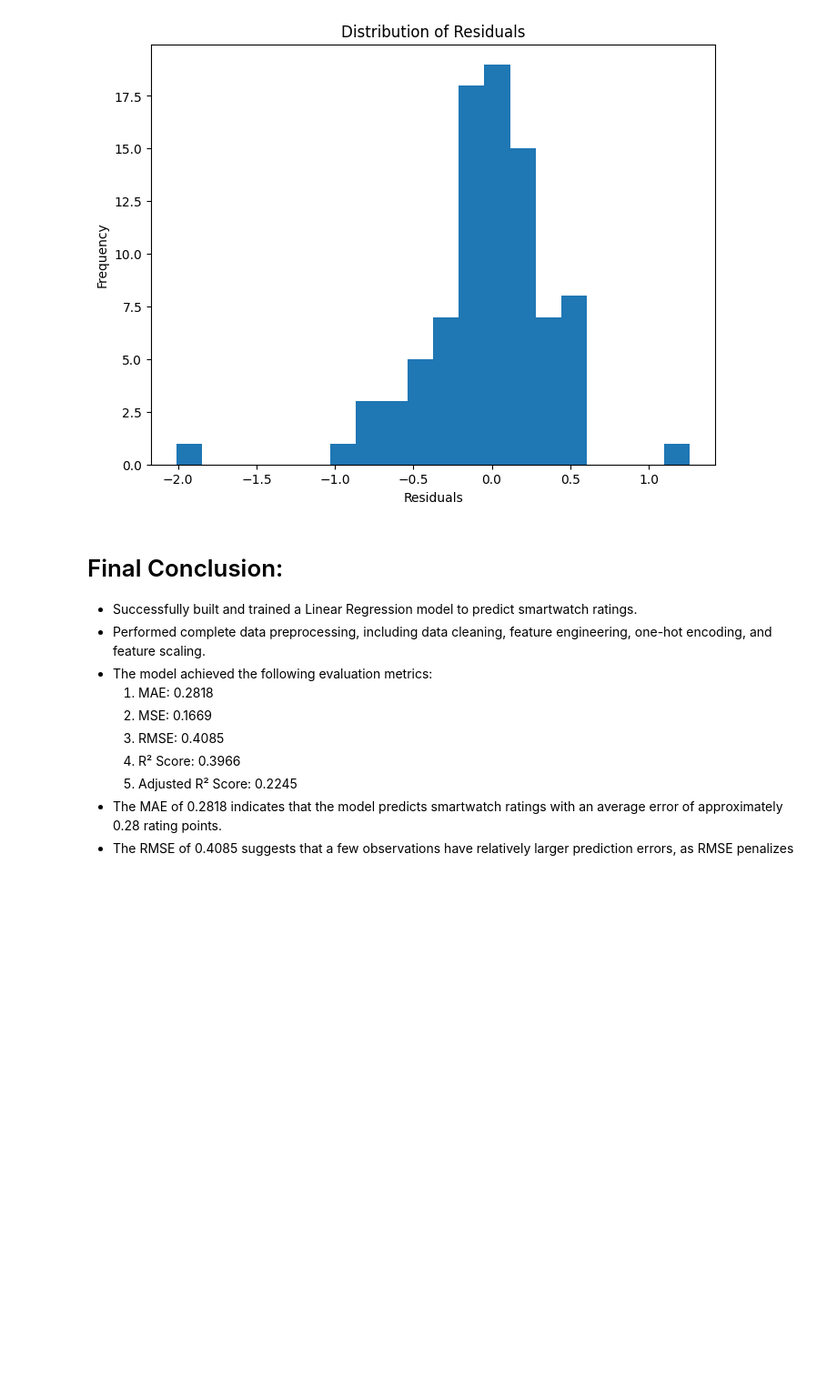
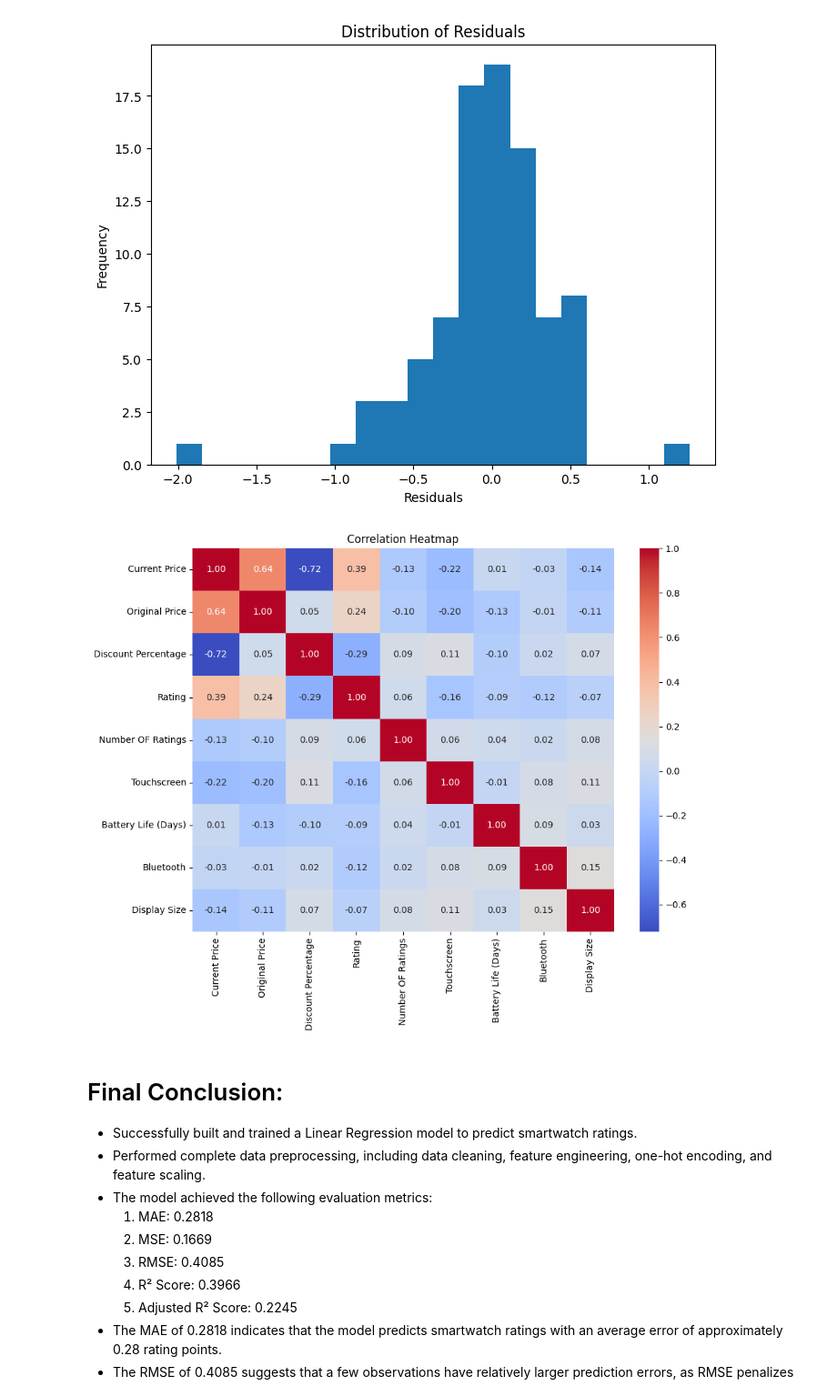
Before and after one commit to kushneek/smartwatch-rating-prediction, a Jupyter notebook: notebooks/Model_Evaluation.ipynb, the cells around one changed output. Shown at 91% size. Cells and saved outputs as stored; diff of their text form; code cells hidden in the pictures; blank space fills up the shorter version.

Commit message:
Updated folder Structure and Added images

```diff
--- a/notebooks/Model_Evaluation.ipynb
+++ b/notebooks/Model_Evaluation.ipynb
@@ -7,6 +7,8 @@ import matplotlib.pyplot as plt
 from sklearn.metrics import mean_absolute_error, mean_squared_error, r2_score
 # %%
 comparison=pd.read_csv(r"C:\Users\ASUS\OneDrive\Documents\ML Project\Smartwatches project\Dataset\Processed\comparison.csv")
+
+df=pd.read_csv(r'C:\Users\ASUS\OneDrive\Documents\ML Project\Smartwatches project\Dataset\cleaned_dataset.csv')
 
 X_train=pd.read_csv(r'C:\Users\ASUS\OneDrive\Documents\ML Project\Smartwatches project\Dataset\Processed\X_train.csv')
 X_test=pd.read_csv(r'C:\Users\ASUS\OneDrive\Documents\ML Project\Smartwatches project\Dataset\Processed\X_test.csv')
@@ -113,6 +115,25 @@ plt.title("Distribution of Residuals")
 plt.show()
 # %% [output]
 [figure]
+# %%
+numerical_columns = df.select_dtypes(include=['int64', 'float64']).columns
+
+plt.figure(figsize=(10, 8))
+
+sns.heatmap(
+    df[numerical_columns].corr(),
+    annot=True,
+    cmap="coolwarm",
+    fmt=".2f"
+)
+
+plt.title("Correlation Heatmap")
+plt.tight_layout()
+
+
+plt.show()
+# %% [output]
+[figure, added]
 # %% [markdown]
 # Final Conclusion:
 
```
Also changed, not shown: parts of 1 cell of this notebook, 14 other files.
